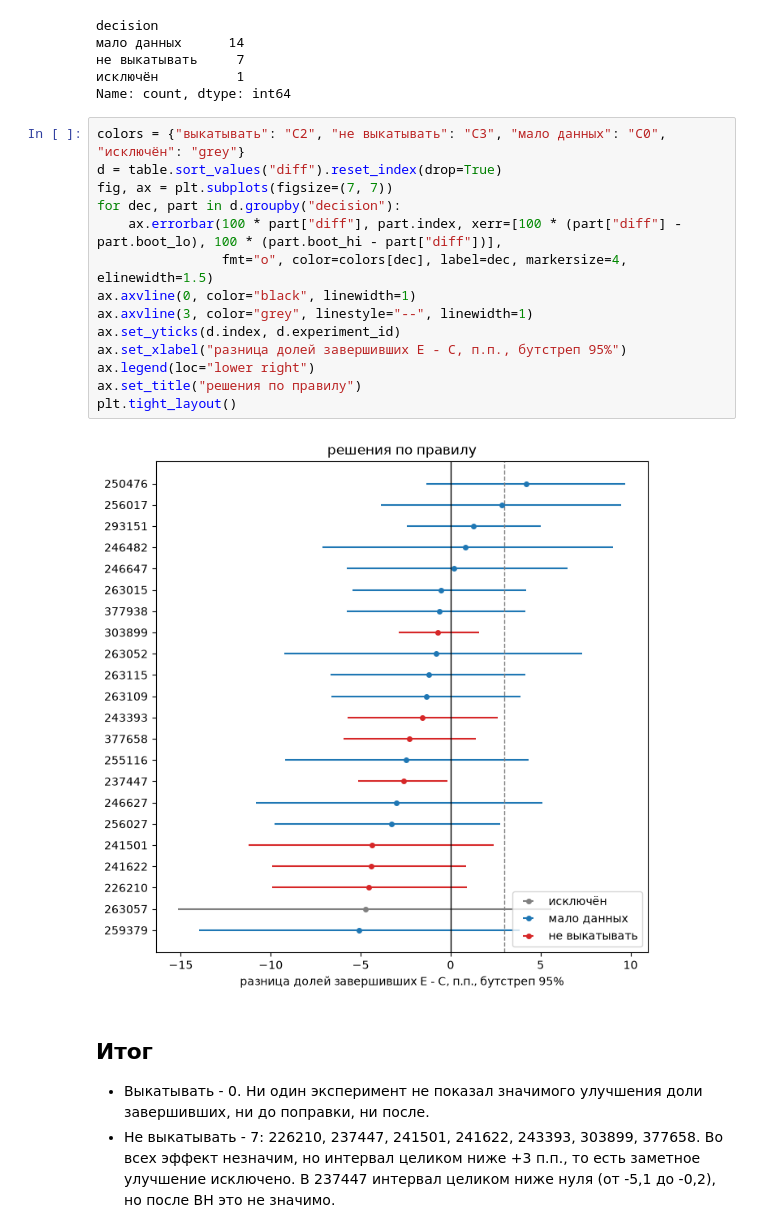
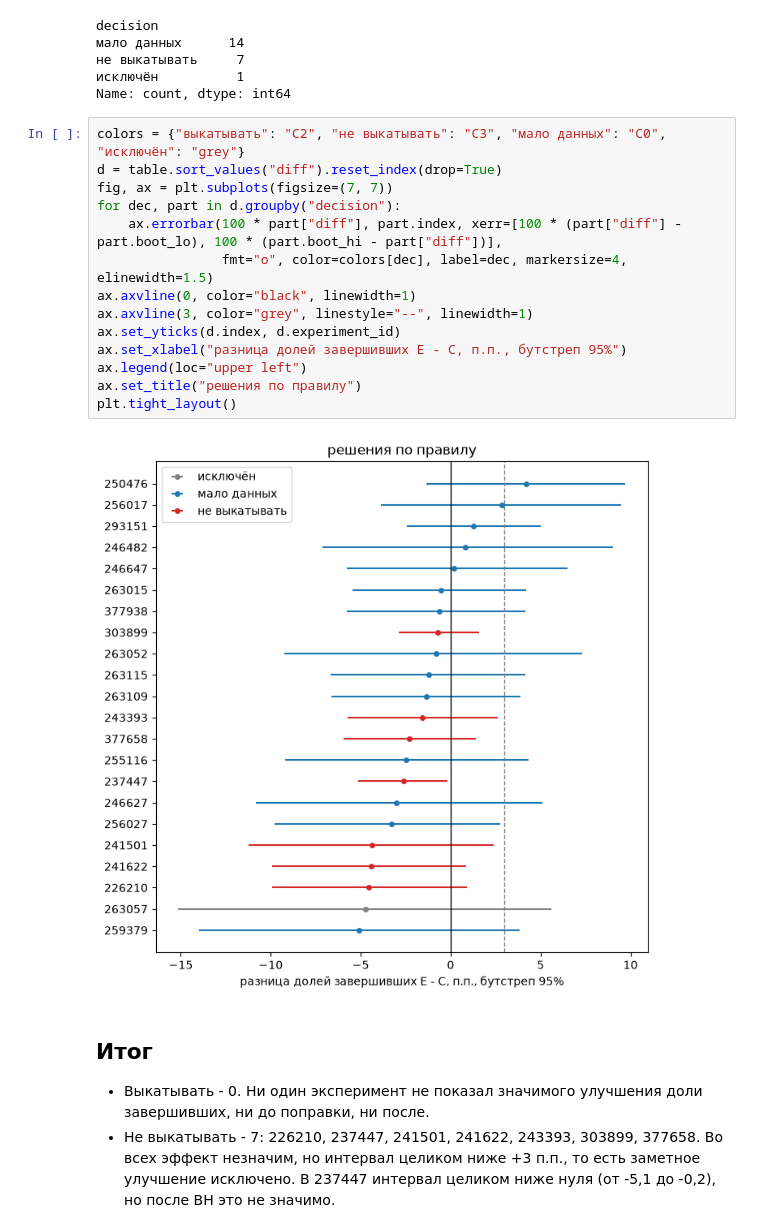
Before and after one commit to artyombelyaev/assistments-ab-tests, a Jupyter notebook: notebooks/06_decisions.ipynb, the cells around one changed output. Drawn from its saved outputs; the diff is of its cells as text.

```diff
--- a/notebooks/06_decisions.ipynb
+++ b/notebooks/06_decisions.ipynb
@@ -123,19 +123,19 @@ Name: count, dtype: int64
 # %%
 colors = {"выкатывать": "C2", "не выкатывать": "C3", "мало данных": "C0", "исключён": "grey"}
 d = table.sort_values("diff").reset_index(drop=True)
 fig, ax = plt.subplots(figsize=(7, 7))
 for dec, part in d.groupby("decision"):
     ax.errorbar(100 * part["diff"], part.index, xerr=[100 * (part["diff"] - part.boot_lo), 100 * (part.boot_hi - part["diff"])],
                 fmt="o", color=colors[dec], label=dec, markersize=4, elinewidth=1.5)
 ax.axvline(0, color="black", linewidth=1)
 ax.axvline(3, color="grey", linestyle="--", linewidth=1)
 ax.set_yticks(d.index, d.experiment_id)
 ax.set_xlabel("разница долей завершивших E - C, п.п., бутстреп 95%")
-ax.legend(loc="lower right")
+ax.legend(loc="upper left")
 ax.set_title("решения по правилу")
 plt.tight_layout()
 # %% [output]
-[figure, old version]
+[figure, new version]
 # %% [markdown]
 ## Итог
 
```
Also changed, not shown: 2 other files.
